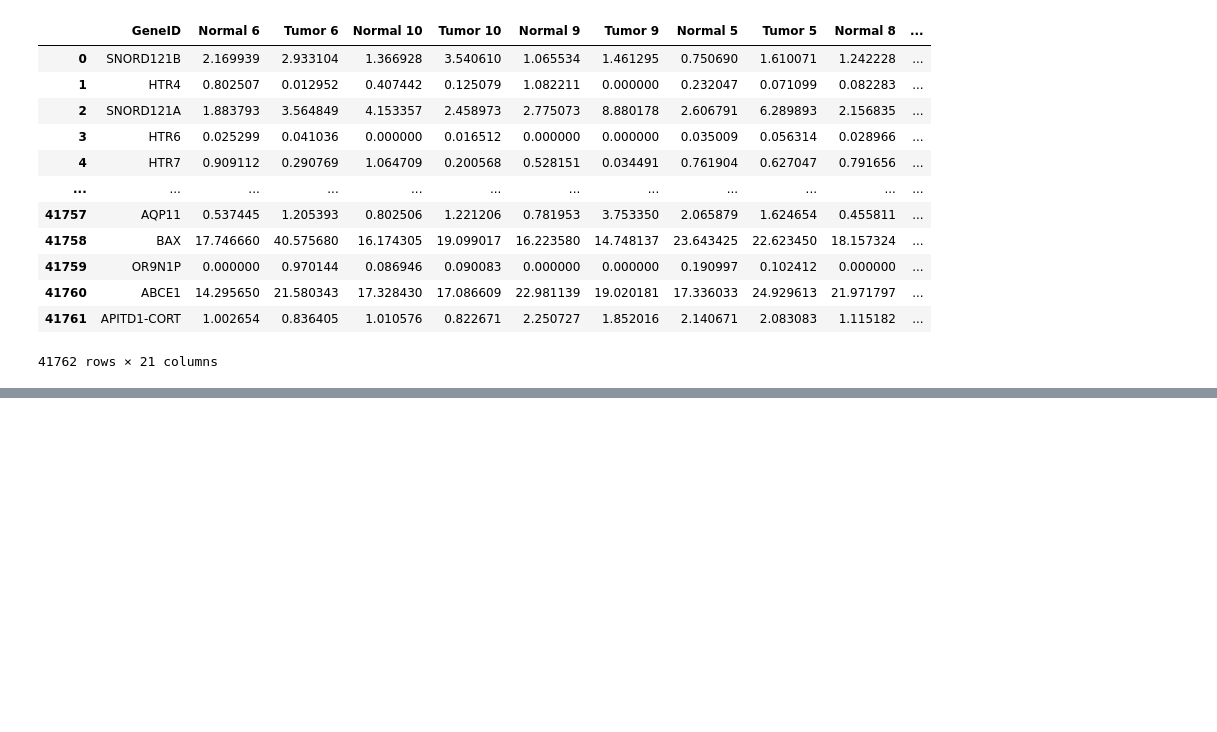
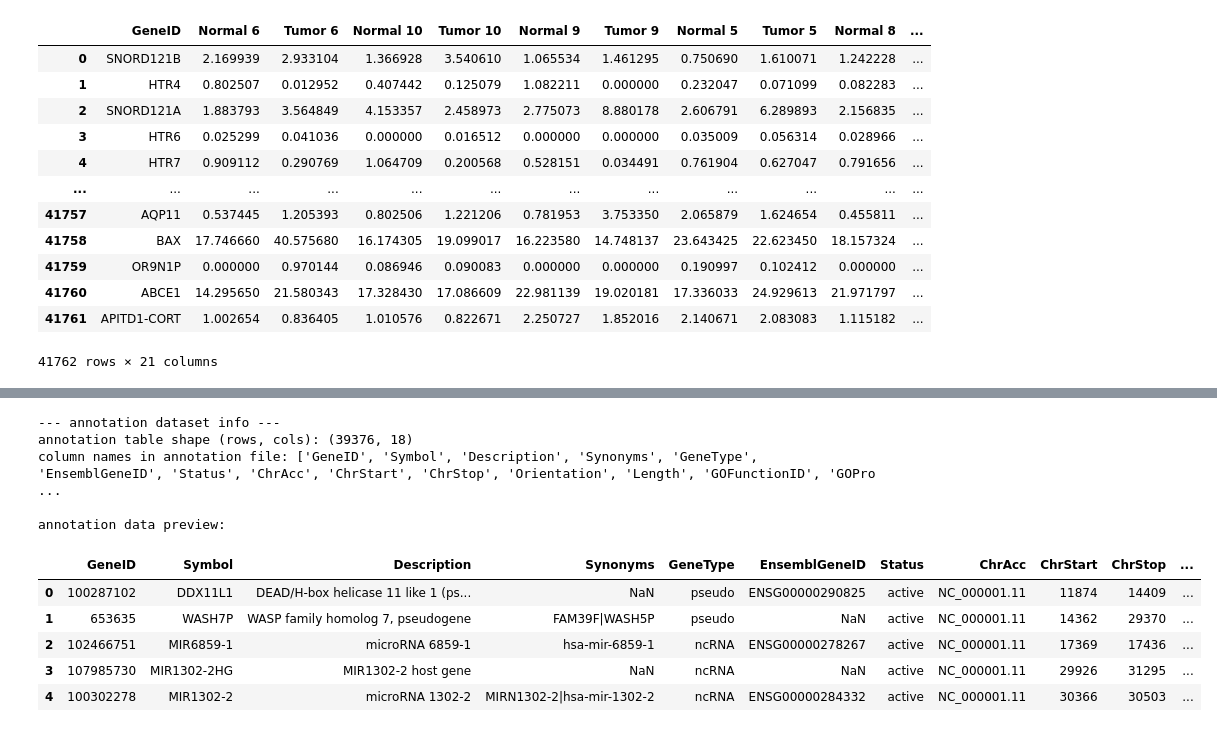
Before and after one commit to DhimanTarafdar/gallbladder_cancer_research, a Jupyter notebook: Gallbladder_Cancer_Research.ipynb, the cells around one changed output, grey strips where cells are left out. Saved outputs shown, nothing was run; the diff lists cells and outputs as text; code cells hidden in the pictures; blank space fills up the shorter version.

```diff
--- a/Gallbladder_Cancer_Research.ipynb
+++ b/Gallbladder_Cancer_Research.ipynb
@@ -20,0 +50,19 @@ df_expression
+# %%
+# read series matrix file line by line to extract metadata
+with open('GSE139682_series_matrix.txt', 'r') as f:
+    matrix_lines = f.readlines()
+
+# extract key metadata lines
+title_line = [line for line in matrix_lines if line.startswith('!Sample_title')]
+source_line = [line for line in matrix_lines if line.startswith('!Sample_source_name_ch1')]
+characteristics_lines = [line for line in matrix_lines if line.startswith('!Sample_characteristics_ch1')]
+
+print("--- metadata extraction ---")
+if title_line:
+    print(f"sample titles:\n{title_line[0].strip()}\n")
+if source_line:
+    print(f"sample source (tissue/blood type):\n{source_line[0].strip()}\n")
+
+print("sample characteristics (phenotype info):")
+for char in characteristics_lines:
+    print(char.strip())
@@ -20,0 +112,23 @@ df_expression
+# %%
+# load gene annotation file
+df_annot = pd.read_csv('Human.GRCh38.p13.annot.tsv', sep='\t')
+
+print("--- annotation dataset info ---")
+print(f"annotation table shape (rows, cols): {df_annot.shape}")
+print(f"column names in annotation file: {list(df_annot.columns)}\n")
+
+# preview first 5 rows of annotation
+print("annotation data preview:")
+df_annot.head()
+# %% [output]
+--- annotation dataset info ---
+annotation table shape (rows, cols): (39376, 18)
+column names in annotation file: ['GeneID', 'Symbol', 'Description', 'Synonyms', 'GeneType', 'EnsemblGeneID', 'Status', 'ChrAcc', 'ChrStart', 'ChrStop', 'Orientation', 'Length', 'GOFunctionID', 'GOPro ...
+
+annotation data preview:
+|  | GeneID | Symbol | Description | Synonyms | GeneType | EnsemblGeneID | Status | ChrAcc | ChrStart | ChrStop | ... |
+| 0 | 100287102 | DDX11L1 | DEAD/H-box helicase 11 like 1 (ps... | NaN | pseudo | ENSG00000290825 | active | NC_000001.11 | 11874 | 14409 | ... |
+| 1 | 653635 | WASH7P | WASP family homolog 7, pseudogene | FAM39F|WASH5P | pseudo | NaN | active | NC_000001.11 | 14362 | 29370 | ... |
+| 2 | 102466751 | MIR6859-1 | microRNA 6859-1 | hsa-mir-6859-1 | ncRNA | ENSG00000278267 | active | NC_000001.11 | 17369 | 17436 | ... |
+| 3 | 107985730 | MIR1302-2HG | MIR1302-2 host gene | NaN | ncRNA | NaN | active | NC_000001.11 | 29926 | 31295 | ... |
+| 4 | 100302278 | MIR1302-2 | microRNA 1302-2 | MIRN1302-2|hsa-mir-1302-2 | ncRNA | ENSG00000284332 | active | NC_000001.11 | 30366 | 30503 | ... |
```
Also changed, not shown: parts of 3 cells of this notebook.
